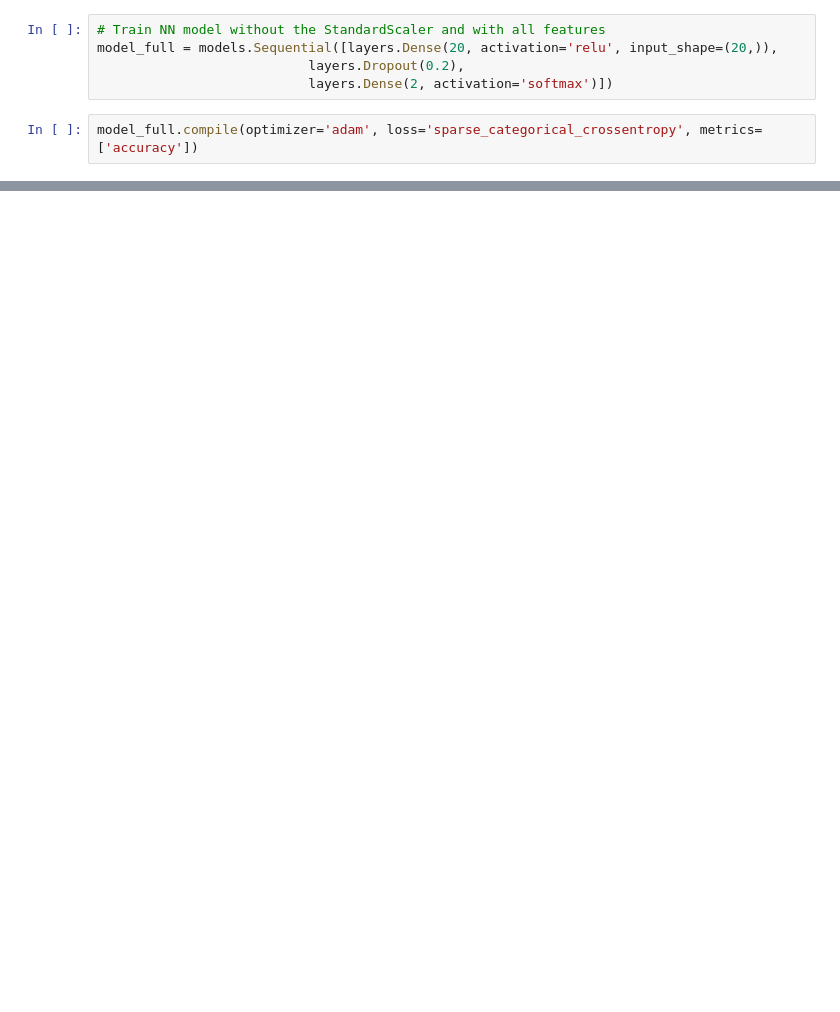
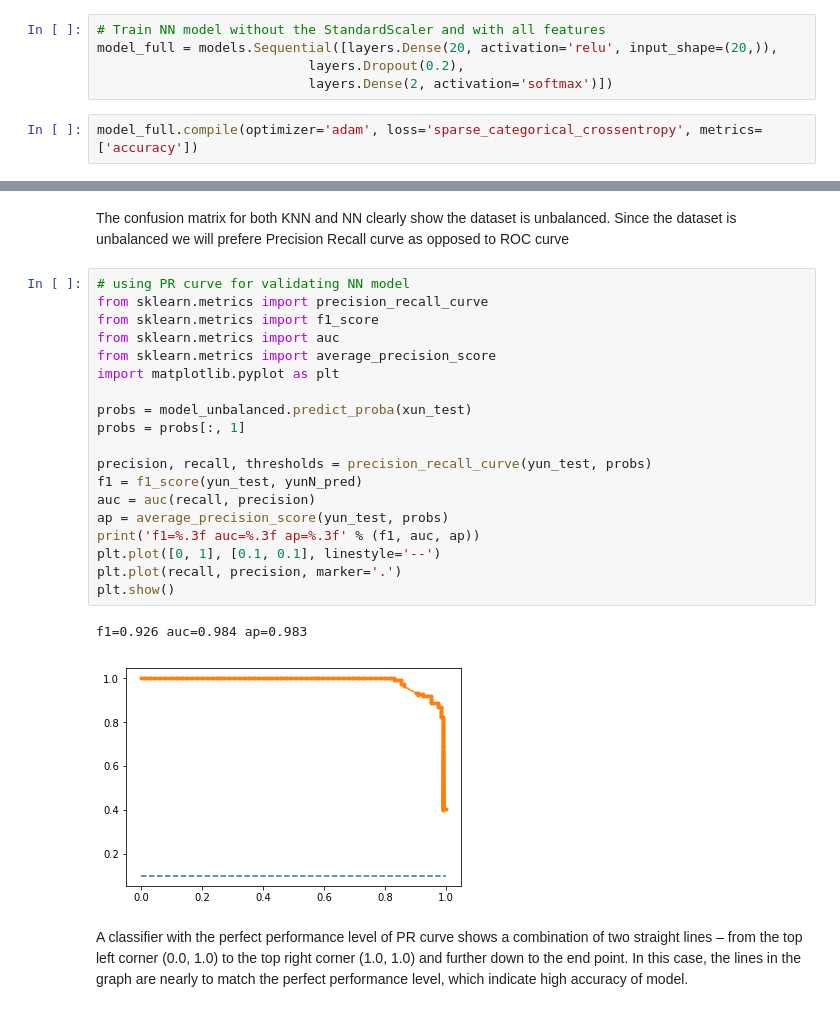
Before and after one commit to stanleyh007/ai_assignment3, a Jupyter notebook: ai_assignment_03/Project_3.ipynb, the cells around one changed output, grey strips where cells are left out. Drawn from its saved outputs; the diff is of its cells as text; blank space fills up the shorter version.

```diff
--- a/ai_assignment_03/Project_3.ipynb
+++ b/ai_assignment_03/Project_3.ipynb
@@ -320,0 +465,26 @@ model_full.evaluate(xf_test, yf_test)
+# %% [markdown]
+The confusion matrix for both KNN and NN clearly show the dataset is unbalanced. Since the dataset is unbalanced we will prefere Precision Recall curve as opposed to ROC curve
+# %%
+# using PR curve for validating NN model
+from sklearn.metrics import precision_recall_curve
+from sklearn.metrics import f1_score
+from sklearn.metrics import auc
+from sklearn.metrics import average_precision_score
+import matplotlib.pyplot as plt
+
+probs = model_unbalanced.predict_proba(xun_test)
+probs = probs[:, 1]
+
+precision, recall, thresholds = precision_recall_curve(yun_test, probs)
+f1 = f1_score(yun_test, yunN_pred)
+auc = auc(recall, precision)
+ap = average_precision_score(yun_test, probs)
+print('f1=%.3f auc=%.3f ap=%.3f' % (f1, auc, ap))
+plt.plot([0, 1], [0.1, 0.1], linestyle='--')
+plt.plot(recall, precision, marker='.')
+plt.show()
+# %% [output]
+f1=0.926 auc=0.984 ap=0.983
+[figure, added]
+# %% [markdown]
+A classifier with the perfect performance level of PR curve shows a combination of two straight lines – from the top left corner (0.0, 1.0) to the top right corner (1.0, 1.0) and further down to the end point. In this case, the lines in the graph are nearly to match the perfect performance level, which indicate high accuracy of model.
```
Also changed, not shown: parts of 27 cells of this notebook.
